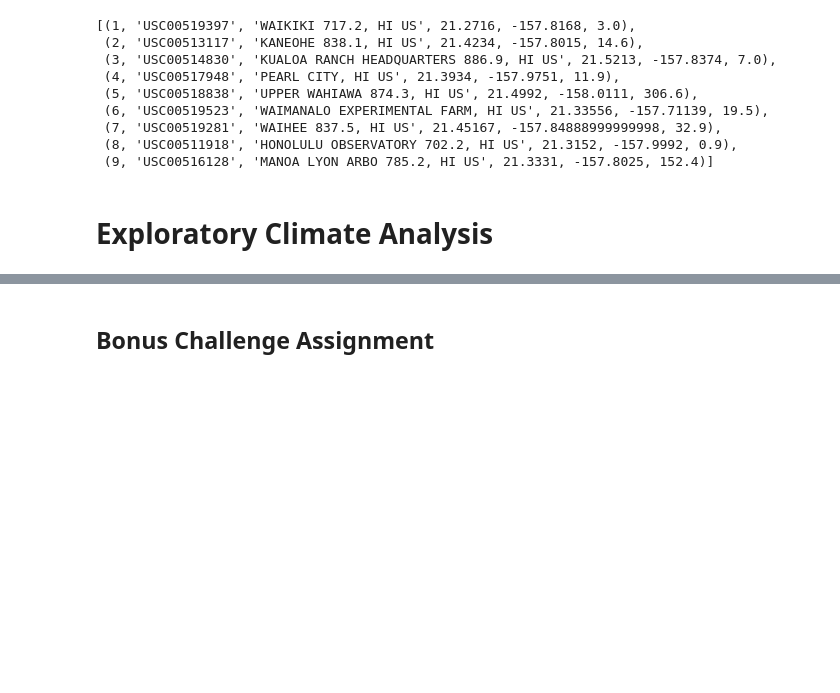
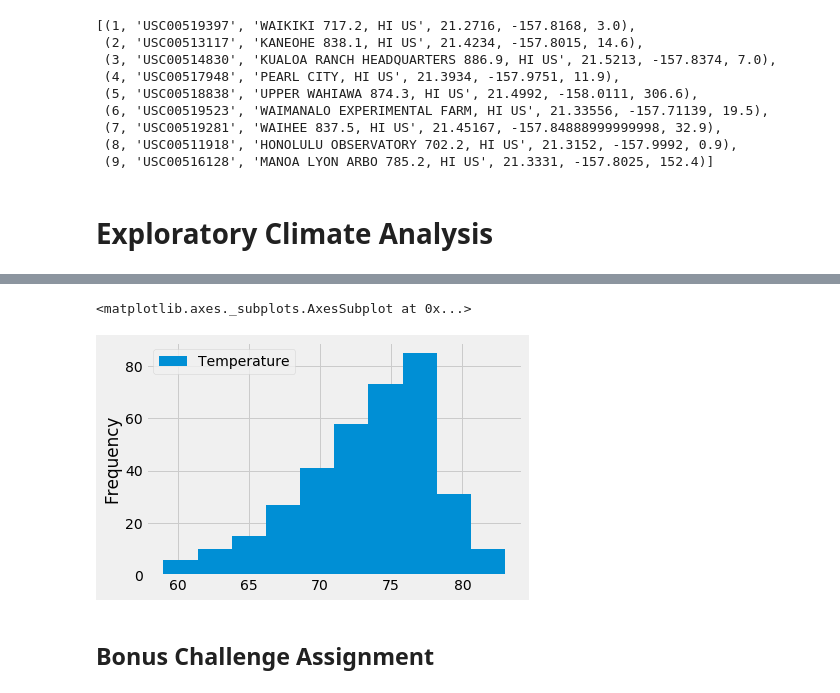
Before and after one commit to ejbaq49/sqlalchemy-challenge, a Jupyter notebook: climate_starter.ipynb, the cells around one changed output, grey strips where cells are left out. Drawn from its saved outputs; the diff is of its cells as text; code cells hidden in the pictures; blank space fills up the shorter version.

```diff
--- a/climate_starter.ipynb
+++ b/climate_starter.ipynb
@@ -155,3 +206,18 @@ for row in rawdata:
+# %%
+# Query the last 12 months of temperature observation data for this station and plot the results as a histogram
+temp_hist = session.query(Measurement.station, Measurement.tobs).\
+filter(Measurement.date > '2016-08-15').\
+filter(Measurement.date <= '2017-08-15').\
+filter(Measurement.station=='USC00519281').order_by(Measurement.date)
+
+temp_hist_df = pd.DataFrame(temp_hist, columns=['Station', 'Temperature'])
+temp_hist_df.head()
+
+# plt.hist(temp_hist_df)
+temp_hist_df.plot(kind="hist", bins=10)
+# %% [output]
+<matplotlib.axes._subplots.AxesSubplot at 0x...>
+[figure, added]
 # %% [markdown]
 ## Bonus Challenge Assignment
 # %%
```
Also changed, not shown: parts of 8 cells of this notebook.
